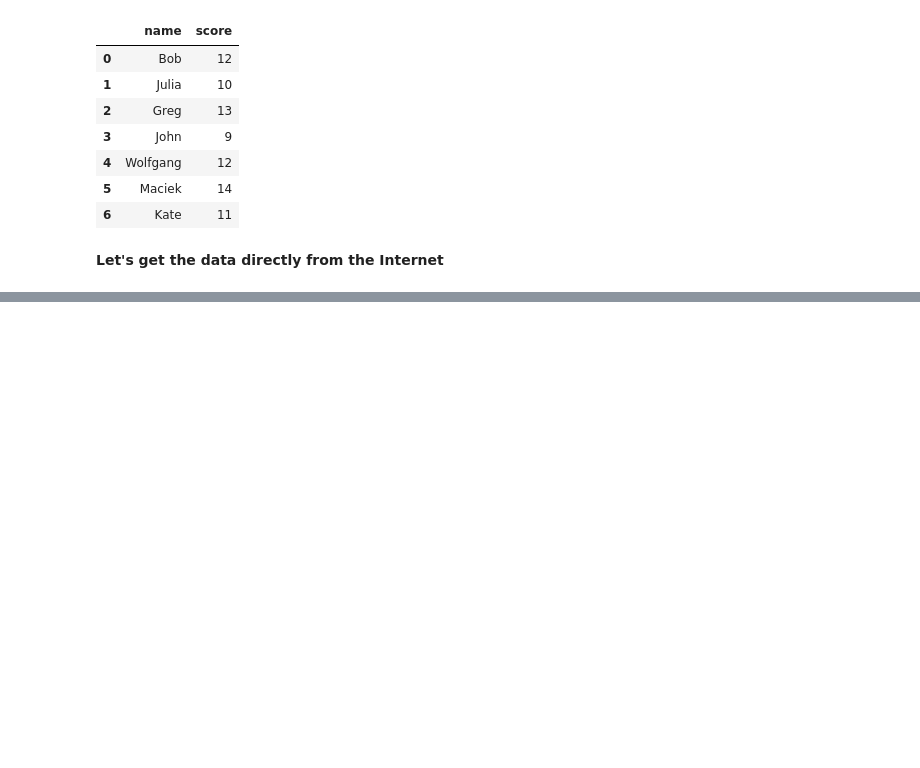
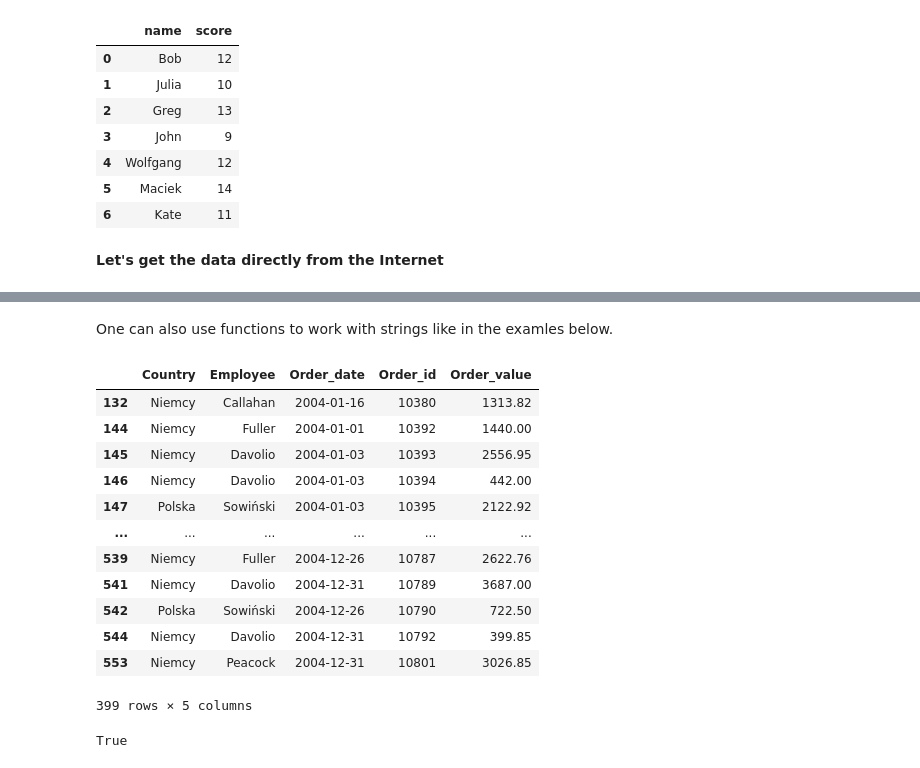
Before and after one commit to kropiak/__biostatistics_it_2026, a Jupyter notebook: lab_03/lab_03_pandas_intro.ipynb, the cells around one changed output, grey strips where cells are left out. Cells and saved outputs as stored; diff of their text form; code cells hidden in the pictures; blank space fills up the shorter version.

```diff
--- a/lab_03/lab_03_pandas_intro.ipynb
+++ b/lab_03/lab_03_pandas_intro.ipynb
@@ -81,0 +320,25 @@ df_3 = pd.read_csv('zamowienia.csv'
+# %% [markdown]
+One can also use functions to work with strings like in the examles below.
+# %%
+# str.startswith - looks for a string at the beginning of a compared string
+df_3[df_3['Order_date'].str.startswith('2004')]
+# %% [output]
+|  | Country | Employee | Order_date | Order_id | Order_value |
+| 132 | Niemcy | Callahan | 2004-01-16 | 10380 | 1313.82 |
+| 144 | Niemcy | Fuller | 2004-01-01 | 10392 | 1440.00 |
+| 145 | Niemcy | Davolio | 2004-01-03 | 10393 | 2556.95 |
+| 146 | Niemcy | Davolio | 2004-01-03 | 10394 | 442.00 |
+| 147 | Polska | Sowiński | 2004-01-03 | 10395 | 2122.92 |
+| ... | ... | ... | ... | ... | ... |
+| 539 | Niemcy | Fuller | 2004-12-26 | 10787 | 2622.76 |
+| 541 | Niemcy | Davolio | 2004-12-31 | 10789 | 3687.00 |
+| 542 | Polska | Sowiński | 2004-12-26 | 10790 | 722.50 |
+| 544 | Niemcy | Davolio | 2004-12-31 | 10792 | 399.85 |
+| 553 | Niemcy | Peacock | 2004-12-31 | 10801 | 3026.85 |
+399 rows × 5 columns
+# %%
+# in - it is a contains relation - answers a question if an object is in collection/squence
+# and as we know Python str type is a sequence - we ca check if a string is within a strind
+'Alice' in 'Alice in wonderland'
+# %% [output]
+True
```
Also changed, not shown: parts of 38 cells of this notebook, 1 other file.
